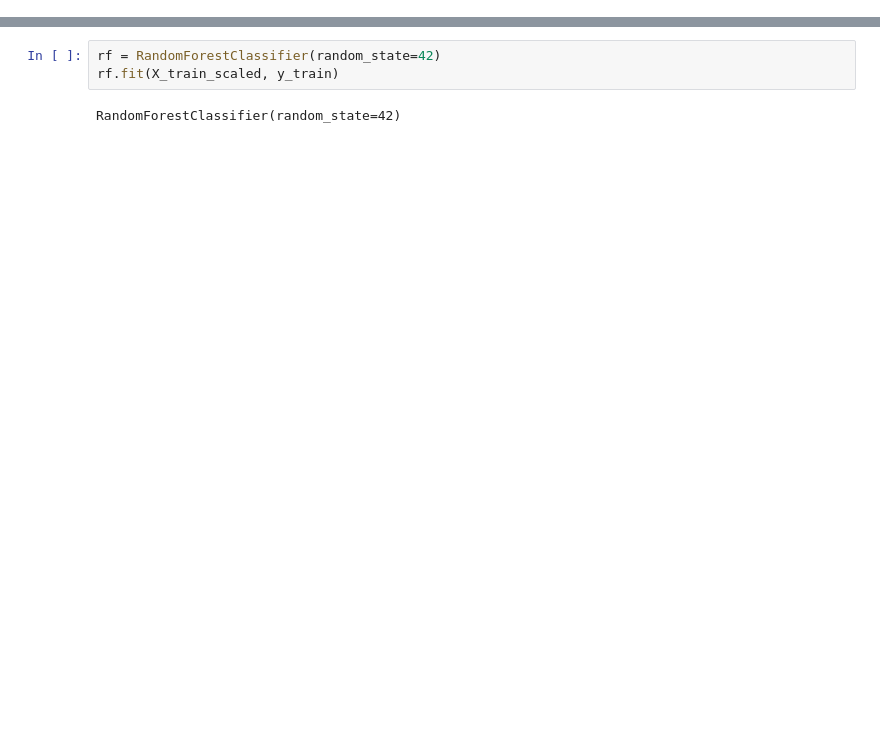
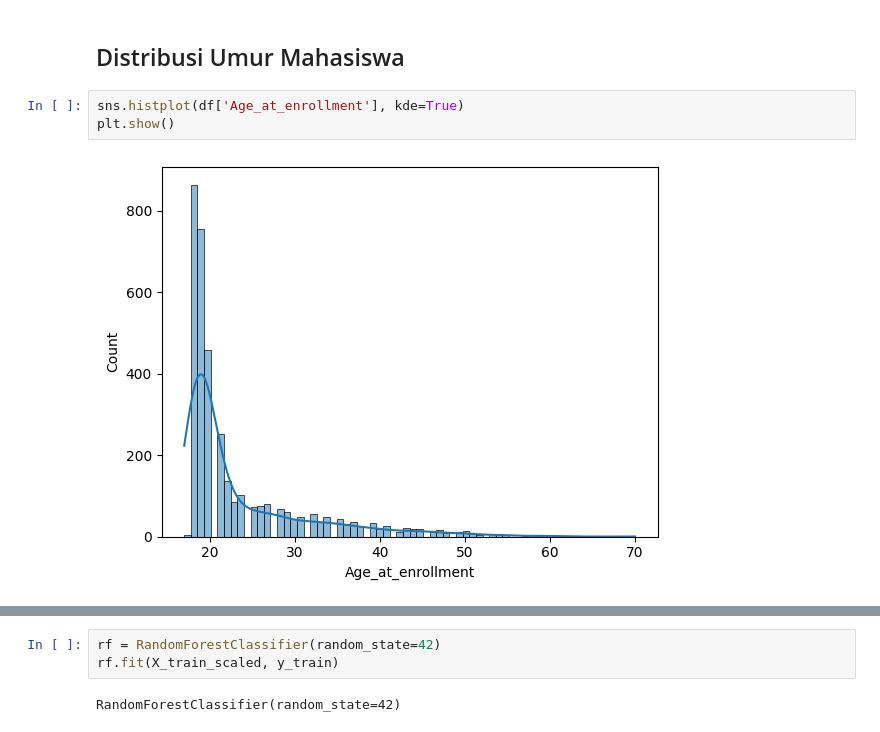
Before and after one commit to bugiscode/Data-Science, a Jupyter notebook: notebook.ipynb, the cells around one changed output, grey strips where cells are left out. Saved outputs shown, nothing was run; the diff lists cells and outputs as text; blank space fills up the shorter version.

```diff
--- a/notebook.ipynb
+++ b/notebook.ipynb
@@ -178,0 +103,7 @@ Menggunakan Random Forest untuk klasifikasi.
+# %% [markdown]
+## Distribusi Umur Mahasiswa
+# %%
+sns.histplot(df['Age_at_enrollment'], kde=True)
+plt.show()
+# %% [output]
+[figure, added]
```
Also changed, not shown: parts of 62 cells of this notebook, 2 other files.
